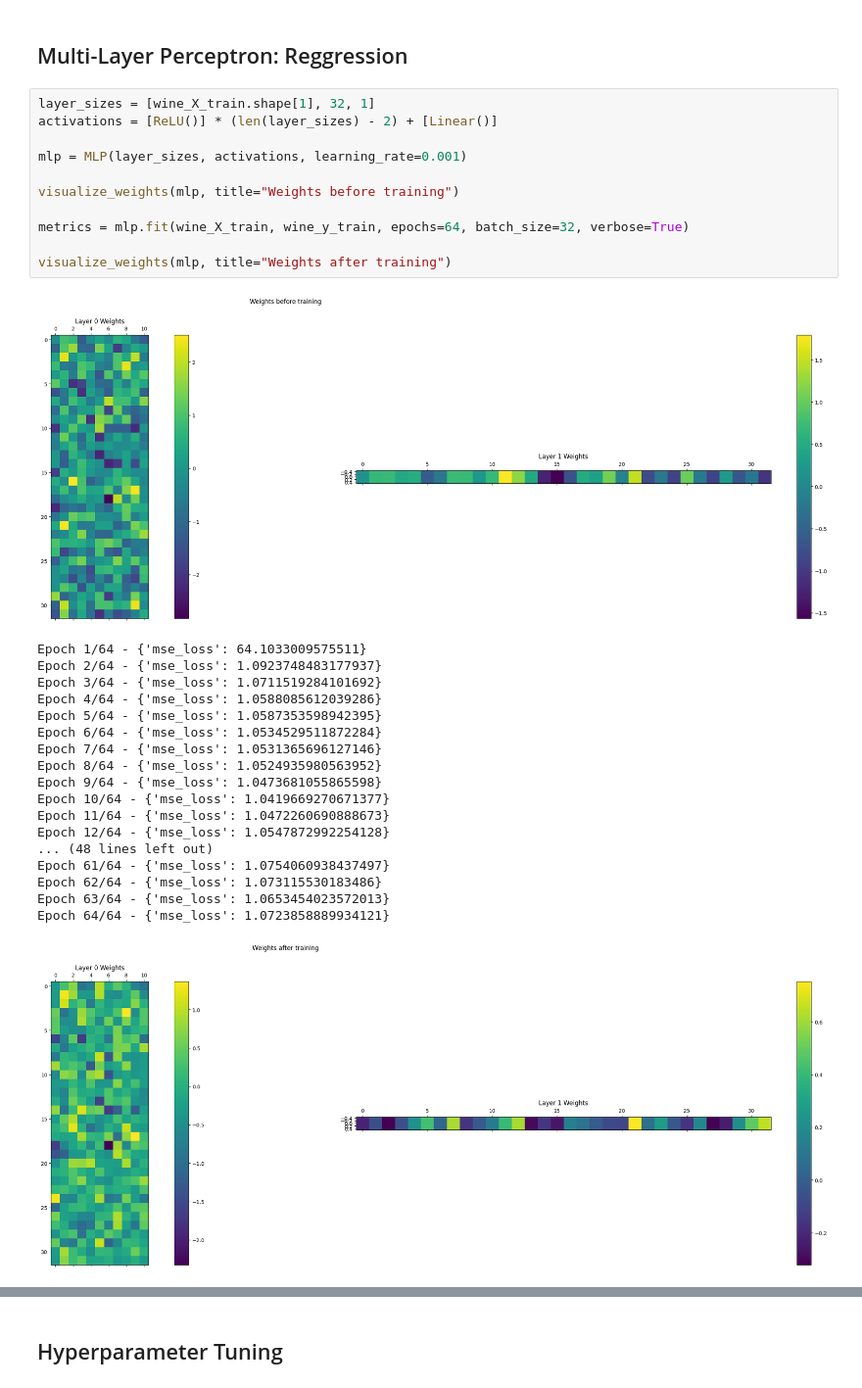
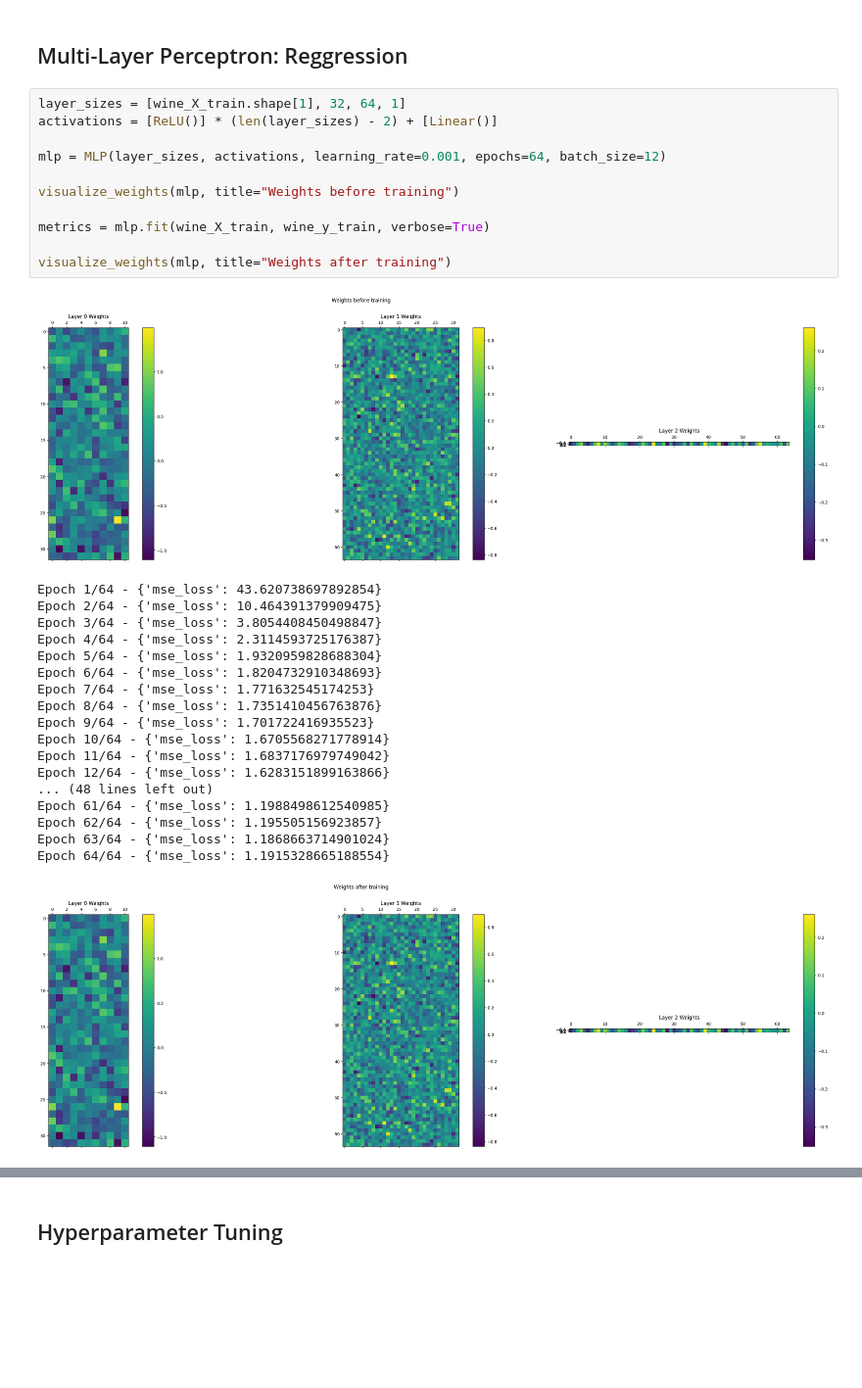
Before and after one commit to hectellian/ai-nn-project, a Jupyter notebook: results.ipynb, the cells around one changed output, grey strips where cells are left out. Shown at 98% size. Drawn from its saved outputs; the diff is of its cells as text; blank space fills up the shorter version.

```diff
--- a/results.ipynb
+++ b/results.ipynb
@@ -190,36 +191,36 @@ MSE:  0.5907692307692308
 # %% [markdown]
 ## Multi-Layer Perceptron: Reggression
 # %%
-layer_sizes = [wine_X_train.shape[1], 32, 1]
+layer_sizes = [wine_X_train.shape[1], 32, 64, 1]
 activations = [ReLU()] * (len(layer_sizes) - 2) + [Linear()]
 
-mlp = MLP(layer_sizes, activations, learning_rate=0.001)
+mlp = MLP(layer_sizes, activations, learning_rate=0.001, epochs=64, batch_size=12)
 
 visualize_weights(mlp, title="Weights before training")
 
-metrics = mlp.fit(wine_X_train, wine_y_train, epochs=64, batch_size=32, verbose=True)
+metrics = mlp.fit(wine_X_train, wine_y_train, verbose=True)
 
 visualize_weights(mlp, title="Weights after training")
 # %% [output]
-[figure, old version]
+[figure, new version]
-Epoch 1/64 - {'mse_loss': 64.1033009575511}
-Epoch 2/64 - {'mse_loss': 1.0923748483177937}
-Epoch 3/64 - {'mse_loss': 1.0711519284101692}
-Epoch 4/64 - {'mse_loss': 1.0588085612039286}
-Epoch 5/64 - {'mse_loss': 1.0587353598942395}
-Epoch 6/64 - {'mse_loss': 1.0534529511872284}
-Epoch 7/64 - {'mse_loss': 1.0531365696127146}
-Epoch 8/64 - {'mse_loss': 1.0524935980563952}
-Epoch 9/64 - {'mse_loss': 1.0473681055865598}
-Epoch 10/64 - {'mse_loss': 1.0419669270671377}
-Epoch 11/64 - {'mse_loss': 1.0472260690888673}
-Epoch 12/64 - {'mse_loss': 1.0547872992254128}
+Epoch 1/64 - {'mse_loss': 43.620738697892854}
+Epoch 2/64 - {'mse_loss': 10.464391379909475}
+Epoch 3/64 - {'mse_loss': 3.8054408450498847}
+Epoch 4/64 - {'mse_loss': 2.3114593725176387}
+Epoch 5/64 - {'mse_loss': 1.9320959828688304}
+Epoch 6/64 - {'mse_loss': 1.8204732910348693}
+Epoch 7/64 - {'mse_loss': 1.771632545174253}
+Epoch 8/64 - {'mse_loss': 1.7351410456763876}
+Epoch 9/64 - {'mse_loss': 1.701722416935523}
+Epoch 10/64 - {'mse_loss': 1.6705568271778914}
+Epoch 11/64 - {'mse_loss': 1.6837176979749042}
+Epoch 12/64 - {'mse_loss': 1.6283151899163866}
 ... (48 lines left out)
-Epoch 61/64 - {'mse_loss': 1.0754060938437497}
-Epoch 62/64 - {'mse_loss': 1.073115530183486}
-Epoch 63/64 - {'mse_loss': 1.0653454023572013}
-Epoch 64/64 - {'mse_loss': 1.0723858889934121}
+Epoch 61/64 - {'mse_loss': 1.1988498612540985}
+Epoch 62/64 - {'mse_loss': 1.195505156923857}
+Epoch 63/64 - {'mse_loss': 1.1868663714901024}
+Epoch 64/64 - {'mse_loss': 1.1915328665188554}
-[figure, old version]
+[figure, new version]
 # %%
 wine_output = mlp.predict(wine_X_test.T)
 wine_output = np.round(wine_output)
```
Also changed, not shown: parts of 19 cells of this notebook, 3 other files.
